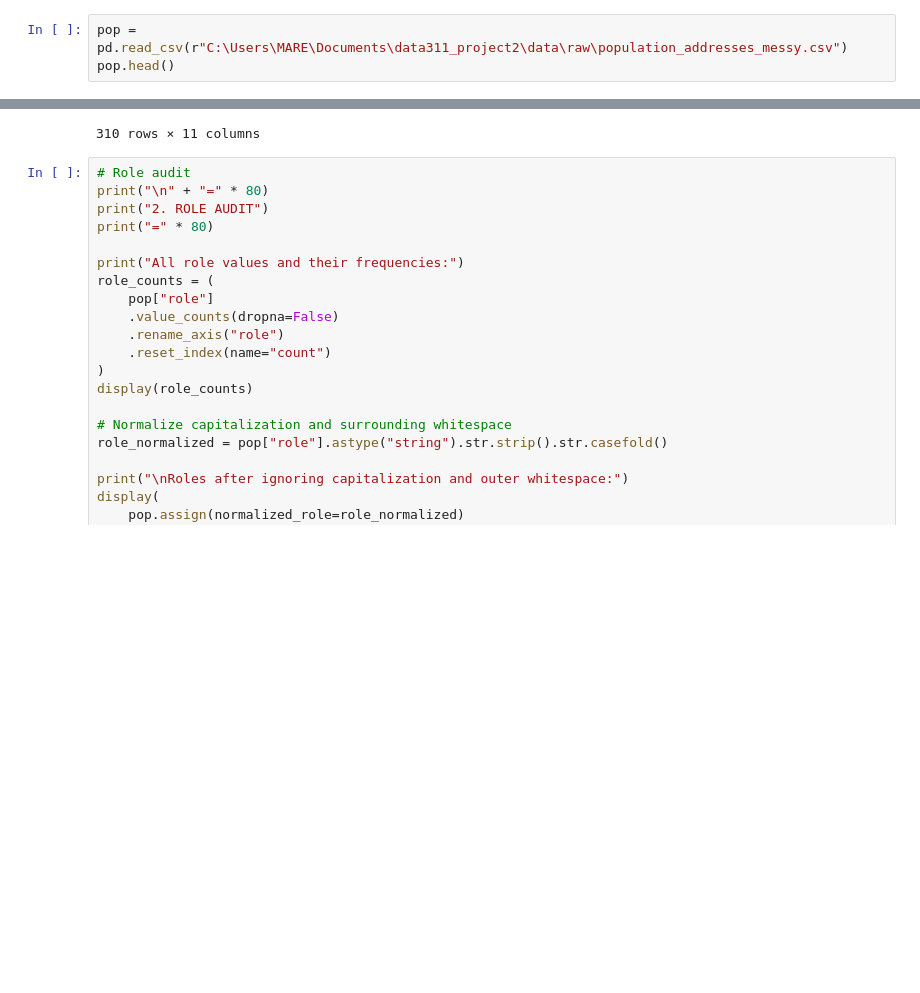
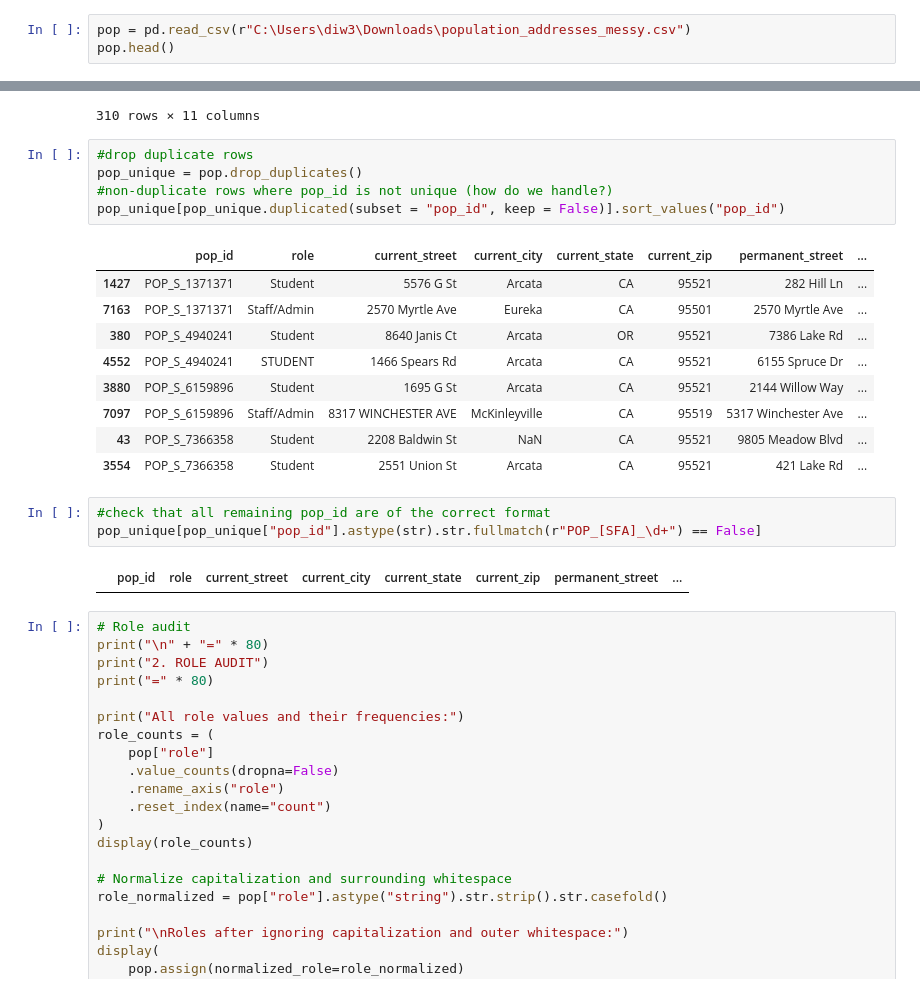
Before and after one commit to GoodLuckDiego/data311_project2, a Jupyter notebook: analysis/cleaning.ipynb, the cells around one changed output, grey strips where cells are left out. Saved outputs shown, nothing was run; the diff lists cells and outputs as text; blank space fills up the shorter version.

Commit message:
Add files via upload
dropped duplicate rows, identified non-duplicate rows with duplicate pop_id (how do we want to handle these?), standardized role names

```diff
--- a/analysis/cleaning.ipynb
+++ b/analysis/cleaning.ipynb
@@ -2,7 +2,7 @@
 import pandas as pd
 from IPython.display import display
 # %%
-pop = pd.read_csv(r"C:\Users\MARE\Documents\data311_project2\data\raw\population_addresses_messy.csv")
+pop = pd.read_csv(r"C:\Users\diw3\Downloads\population_addresses_messy.csv")
 pop.head()
 # %% [output]
 |  | pop_id | role | current_street | current_city | current_state | current_zip | permanent_street | ... |
@@ -98,6 +98,26 @@ All rows associated with repeated IDs:
 | 7706 | POP_S_9973271 | Student | 5488 h st | Arcata | CA | 95521 | 5485 Canyon Dr | ... |
 | 4879 | POP_S_9973271 | Student | 5488 h st | Arcata | CA | 95521 | 5485 Canyon Dr | ... |
 310 rows × 11 columns
+# %%
+#drop duplicate rows
+pop_unique = pop.drop_duplicates()
+#non-duplicate rows where pop_id is not unique (how do we handle?)
+pop_unique[pop_unique.duplicated(subset = "pop_id", keep = False)].sort_values("pop_id")
+# %% [output]
+|  | pop_id | role | current_street | current_city | current_state | current_zip | permanent_street | ... |
+| 1427 | POP_S_1371371 | Student | 5576 G St | Arcata | CA | 95521 | 282 Hill Ln | ... |
+| 7163 | POP_S_1371371 | Staff/Admin | 2570 Myrtle Ave | Eureka | CA | 95501 | 2570 Myrtle Ave | ... |
+| 380 | POP_S_4940241 | Student | 8640 Janis Ct | Arcata | OR | 95521 | 7386 Lake Rd | ... |
+| 4552 | POP_S_4940241 | STUDENT | 1466 Spears Rd | Arcata | CA | 95521 | 6155 Spruce Dr | ... |
+| 3880 | POP_S_6159896 | Student | 1695 G St | Arcata | CA | 95521 | 2144 Willow Way | ... |
+| 7097 | POP_S_6159896 | Staff/Admin | 8317 WINCHESTER AVE | McKinleyville | CA | 95519 | 5317 Winchester Ave | ... |
+| 43 | POP_S_7366358 | Student | 2208 Baldwin St | NaN | CA | 95521 | 9805 Meadow Blvd | ... |
+| 3554 | POP_S_7366358 | Student | 2551 Union St | Arcata | CA | 95521 | 421 Lake Rd | ... |
+# %%
+#check that all remaining pop_id are of the correct format
+pop_unique[pop_unique["pop_id"].astype(str).str.fullmatch(r"POP_[SFA]_\d+") == False]
+# %% [output]
+|  | pop_id | role | current_street | current_city | current_state | current_zip | permanent_street | ... |
 # %%
 # Role audit
 print("\n" + "=" * 80)
```
Also changed, not shown: parts of 1 cell of this notebook.
